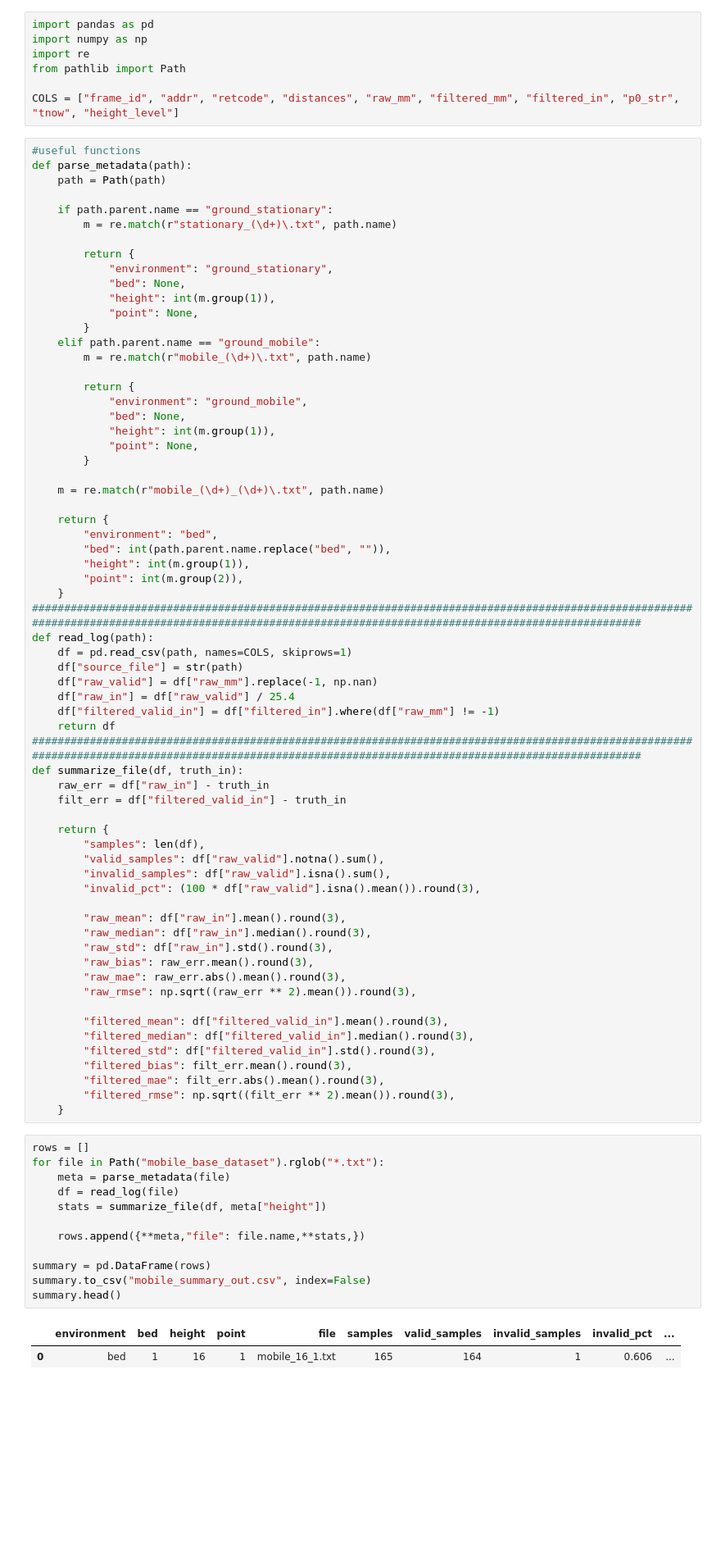
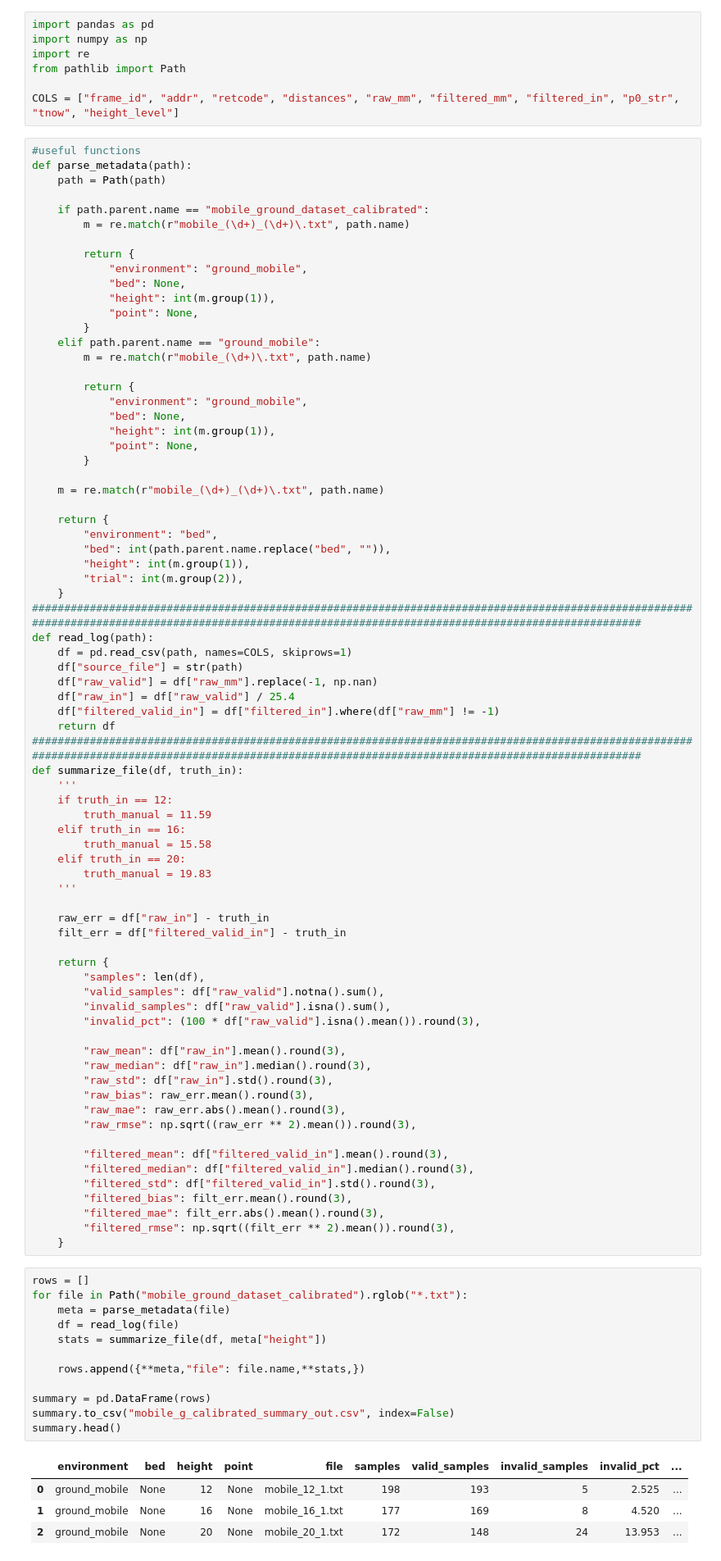
Before and after one commit to belloot/oas-canopy-sense, a Jupyter notebook: data_logs/mobile_analysis.ipynb, the cells around one changed output. Shown at 82% size. Drawn from its saved outputs; the diff is of its cells as text; blank space fills up the shorter version.

```diff
--- a/data_logs/mobile_analysis.ipynb
+++ b/data_logs/mobile_analysis.ipynb
@@ -10,11 +10,11 @@ COLS = ["frame_id", "addr", "retcode", "distances", "raw_mm", "filtered_mm", "fi
 def parse_metadata(path):
     path = Path(path)
 
-    if path.parent.name == "ground_stationary":
-        m = re.match(r"stationary_(\d+)\.txt", path.name)
+    if path.parent.name == "mobile_ground_dataset_calibrated":
+        m = re.match(r"mobile_(\d+)_(\d+)\.txt", path.name)
 
         return {
-            "environment": "ground_stationary",
+            "environment": "ground_mobile",
             "bed": None,
             "height": int(m.group(1)),
             "point": None,
@@ -35,7 +35,7 @@ def parse_metadata(path):
         "environment": "bed",
         "bed": int(path.parent.name.replace("bed", "")),
         "height": int(m.group(1)),
-        "point": int(m.group(2)),
+        "trial": int(m.group(2)),
     }
 ######################################################################################################################################################################################################
 def read_log(path):
@@ -47,6 +47,15 @@ def read_log(path):
     return df
 ######################################################################################################################################################################################################
 def summarize_file(df, truth_in):
+    '''
+    if truth_in == 12:
+        truth_manual = 11.59
+    elif truth_in == 16:
+        truth_manual = 15.58
+    elif truth_in == 20:
+        truth_manual = 19.83
+    '''
+
     raw_err = df["raw_in"] - truth_in
     filt_err = df["filtered_valid_in"] - truth_in
 
@@ -72,16 +81,18 @@ def summarize_file(df, truth_in):
     }
 # %%
 rows = []
-for file in Path("mobile_base_dataset").rglob("*.txt"):
+for file in Path("mobile_ground_dataset_calibrated").rglob("*.txt"):
     meta = parse_metadata(file)
     df = read_log(file)
     stats = summarize_file(df, meta["height"])
 
     rows.append({**meta,"file": file.name,**stats,})
 
 summary = pd.DataFrame(rows)
-summary.to_csv("mobile_summary_out.csv", index=False)
+summary.to_csv("mobile_g_calibrated_summary_out.csv", index=False)
 summary.head()
 # %% [output]
 |  | environment | bed | height | point | file | samples | valid_samples | invalid_samples | invalid_pct | ... |
-| 0 | bed | 1 | 16 | 1 | mobile_16_1.txt | 165 | 164 | 1 | 0.606 | ... |
+| 0 | ground_mobile | None | 12 | None | mobile_12_1.txt | 198 | 193 | 5 | 2.525 | ... |
+| 1 | ground_mobile | None | 16 | None | mobile_16_1.txt | 177 | 169 | 8 | 4.520 | ... |
+| 2 | ground_mobile | None | 20 | None | mobile_20_1.txt | 172 | 148 | 24 | 13.953 | ... |
```
Also changed, not shown: parts of 6 cells of this notebook, 19 other files.
